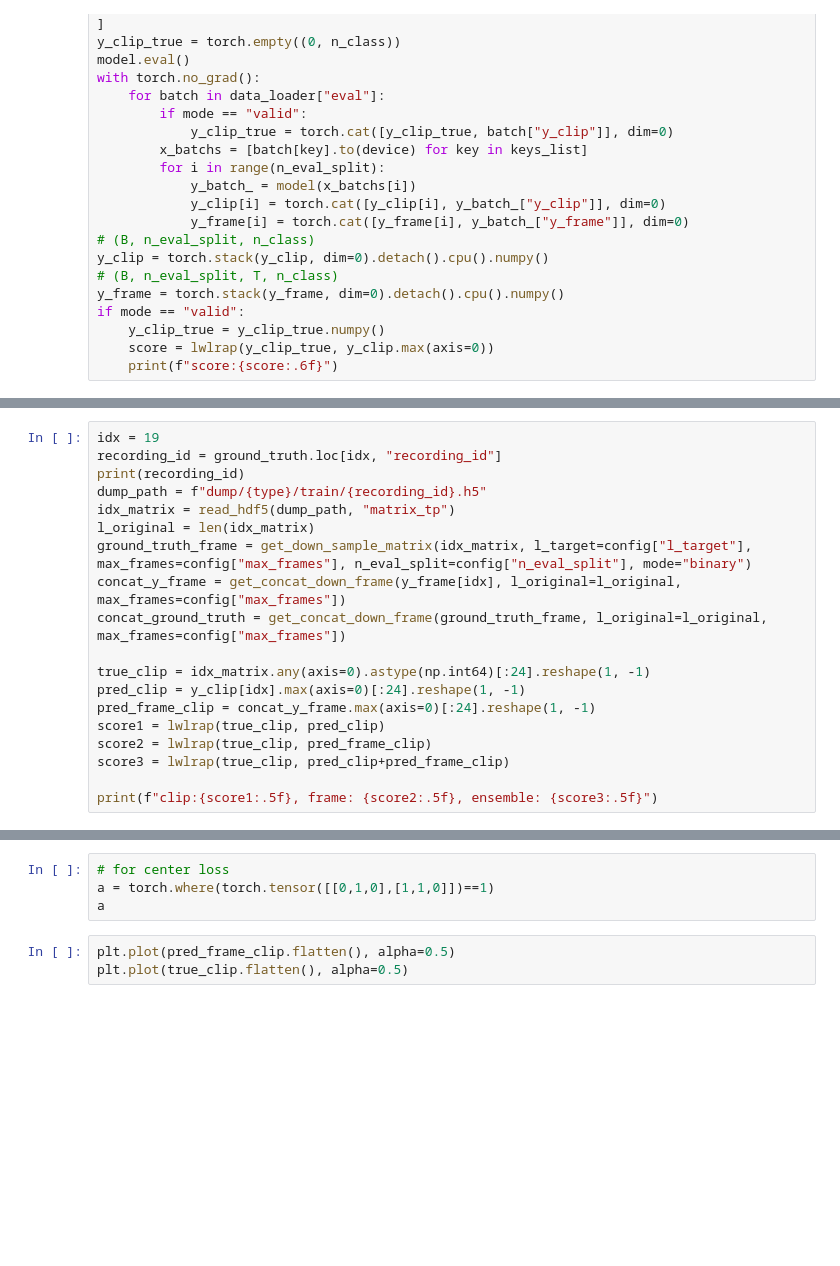
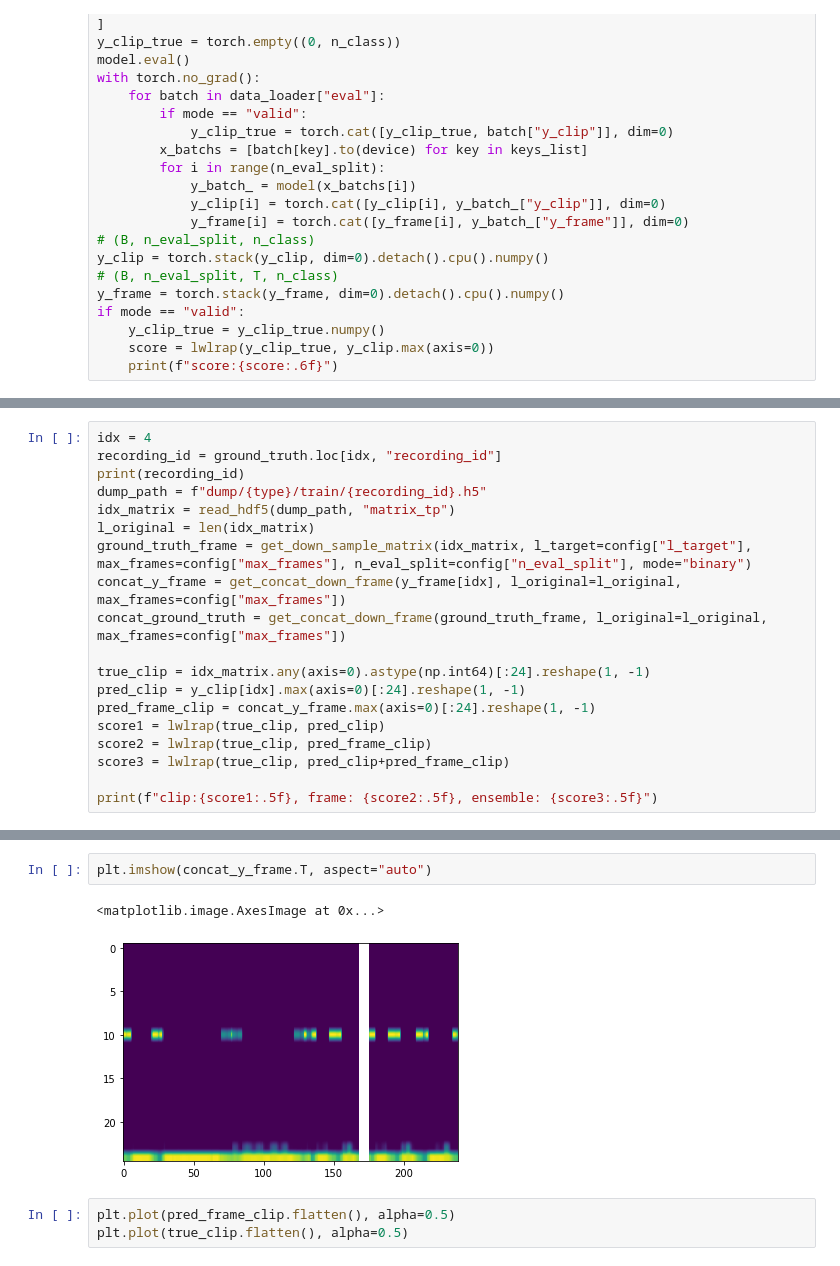
Before and after one commit to ibkuroyagi/Rainforest-Connection-Species-Audio-Detection, a Jupyter notebook: working/EDA.ipynb, the cells around one changed output, grey strips where cells are left out. Drawn from its saved outputs; the diff is of its cells as text; blank space fills up the shorter version.

```diff
--- a/working/EDA.ipynb
+++ b/working/EDA.ipynb
@@ -302,5 +311,5 @@ print(y_clip.shape, y_frame.shape)
 # %%
-idx = 19
+idx = 4
 recording_id = ground_truth.loc[idx, "recording_id"]
 print(recording_id)
 dump_path = f"dump/{type}/train/{recording_id}.h5"
@@ -336,7 +350,8 @@ plt.tight_layout()
-# %%
-# for center loss
-a = torch.where(torch.tensor([[0,1,0],[1,1,0]])==1)
-a
+# %%
+plt.imshow(concat_y_frame.T, aspect="auto")
+# %% [output]
+<matplotlib.image.AxesImage at 0x...>
+[figure, added]
 # %%
 plt.plot(pred_frame_clip.flatten(), alpha=0.5)
 plt.plot(true_clip.flatten(), alpha=0.5)
```
Also changed, not shown: parts of 13 cells of this notebook, 8 other files.
